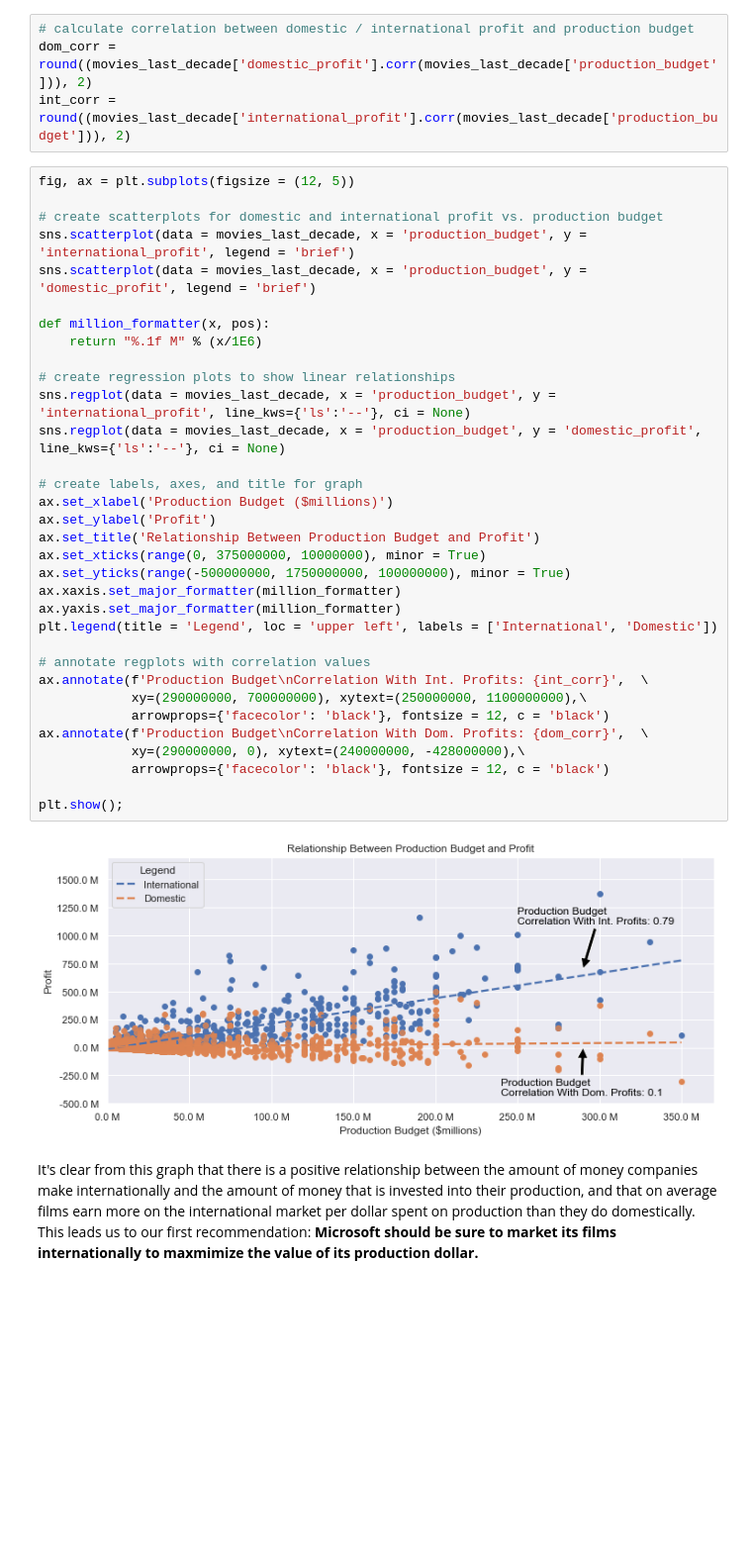
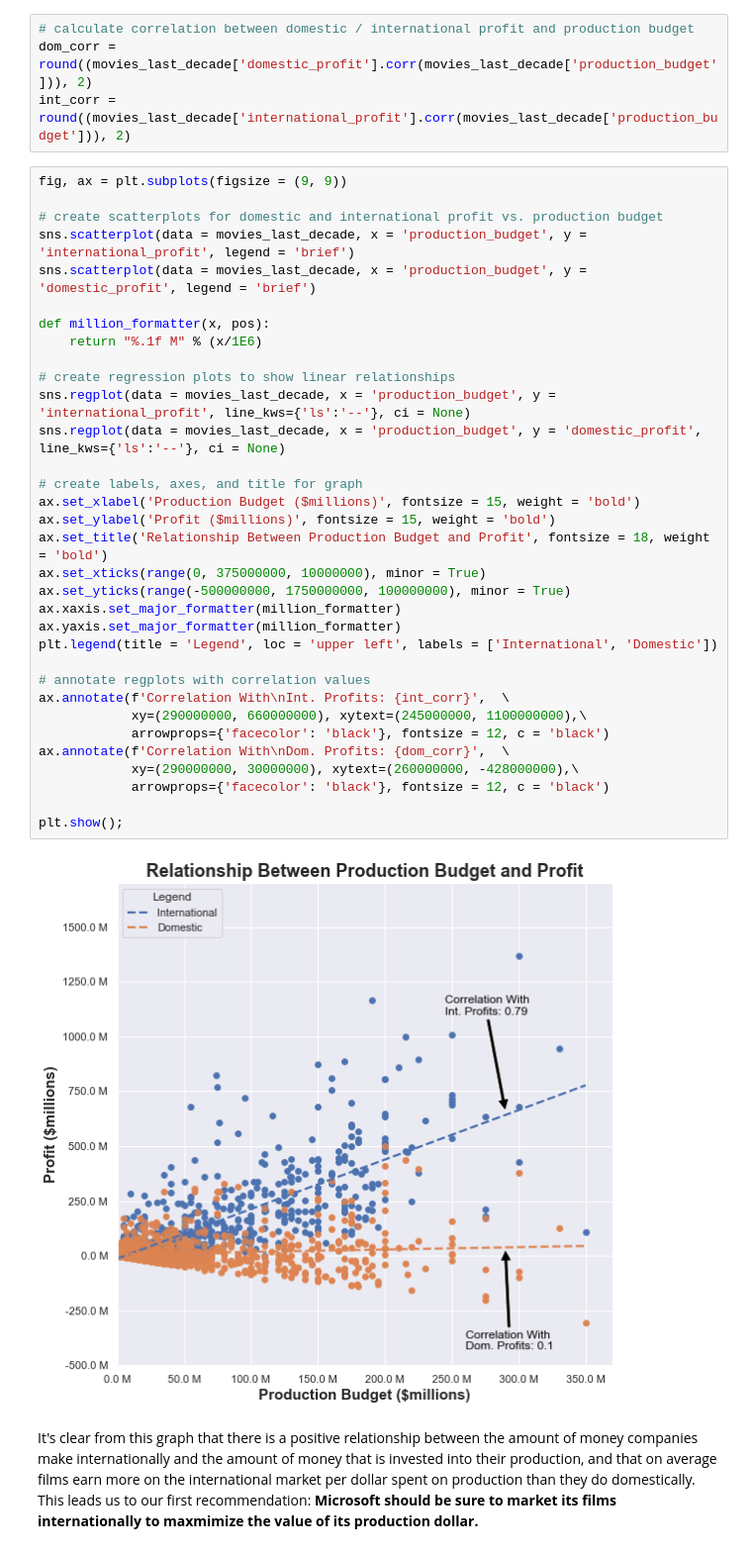
Before and after one commit to emgerber88/Microsoft-Movie-Recommendations, a Jupyter notebook: Phase_1_Project_Scratch_Work.ipynb, the cells around one changed output. Shown: that part at 99% size. Drawn from its saved outputs; the diff is of its cells as text; blank space fills up the shorter version.

Commit message:
Changed formatting of graph labels and titles and saved visualizations to folder

```diff
--- a/Phase_1_Project_Scratch_Work.ipynb
+++ b/Phase_1_Project_Scratch_Work.ipynb
@@ -354,40 +354,40 @@ We can see that the data in our columns are spread over a wide range - from movi
 dom_corr = round((movies_last_decade['domestic_profit'].corr(movies_last_decade['production_budget'])), 2)
 int_corr = round((movies_last_decade['international_profit'].corr(movies_last_decade['production_budget'])), 2)
 # %%
-fig, ax = plt.subplots(figsize = (12, 5))
+fig, ax = plt.subplots(figsize = (9, 9))
 
 # create scatterplots for domestic and international profit vs. production budget
 sns.scatterplot(data = movies_last_decade, x = 'production_budget', y = 'international_profit', legend = 'brief')
 sns.scatterplot(data = movies_last_decade, x = 'production_budget', y = 'domestic_profit', legend = 'brief')
 
 def million_formatter(x, pos):
     return "%.1f M" % (x/1E6)
 
 # create regression plots to show linear relationships
 sns.regplot(data = movies_last_decade, x = 'production_budget', y = 'international_profit', line_kws={'ls':'--'}, ci = None)
 sns.regplot(data = movies_last_decade, x = 'production_budget', y = 'domestic_profit', line_kws={'ls':'--'}, ci = None)
 
 # create labels, axes, and title for graph
-ax.set_xlabel('Production Budget ($millions)')
-ax.set_ylabel('Profit')
-ax.set_title('Relationship Between Production Budget and Profit')
+ax.set_xlabel('Production Budget ($millions)', fontsize = 15, weight = 'bold')
+ax.set_ylabel('Profit ($millions)', fontsize = 15, weight = 'bold')
+ax.set_title('Relationship Between Production Budget and Profit', fontsize = 18, weight = 'bold')
 ax.set_xticks(range(0, 375000000, 10000000), minor = True)
 ax.set_yticks(range(-500000000, 1750000000, 100000000), minor = True)
 ax.xaxis.set_major_formatter(million_formatter)
 ax.yaxis.set_major_formatter(million_formatter)
 plt.legend(title = 'Legend', loc = 'upper left', labels = ['International', 'Domestic'])
 
 # annotate regplots with correlation values
-ax.annotate(f'Production Budget\nCorrelation With Int. Profits: {int_corr}',  \
-            xy=(290000000, 700000000), xytext=(250000000, 1100000000),\
+ax.annotate(f'Correlation With\nInt. Profits: {int_corr}',  \
+            xy=(290000000, 660000000), xytext=(245000000, 1100000000),\
             arrowprops={'facecolor': 'black'}, fontsize = 12, c = 'black')
-ax.annotate(f'Production Budget\nCorrelation With Dom. Profits: {dom_corr}',  \
-            xy=(290000000, 0), xytext=(240000000, -428000000),\
+ax.annotate(f'Correlation With\nDom. Profits: {dom_corr}',  \
+            xy=(290000000, 30000000), xytext=(260000000, -428000000),\
             arrowprops={'facecolor': 'black'}, fontsize = 12, c = 'black')
 
 plt.show();
 # %% [output]
-[figure, old version]
+[figure, new version]
 # %% [markdown]
 It's clear from this graph that there is a positive relationship between the amount of money companies make internationally and the amount of money that is invested into their production, and that on average films earn more on the international market per dollar spent on production than they do domestically. This leads us to our first recommendation: **Microsoft should be sure to market its films internationally to maxmimize the value of its production dollar.**
 # %% [markdown]
```
Also changed, not shown: parts of 8 cells of this notebook, 6 other files.
